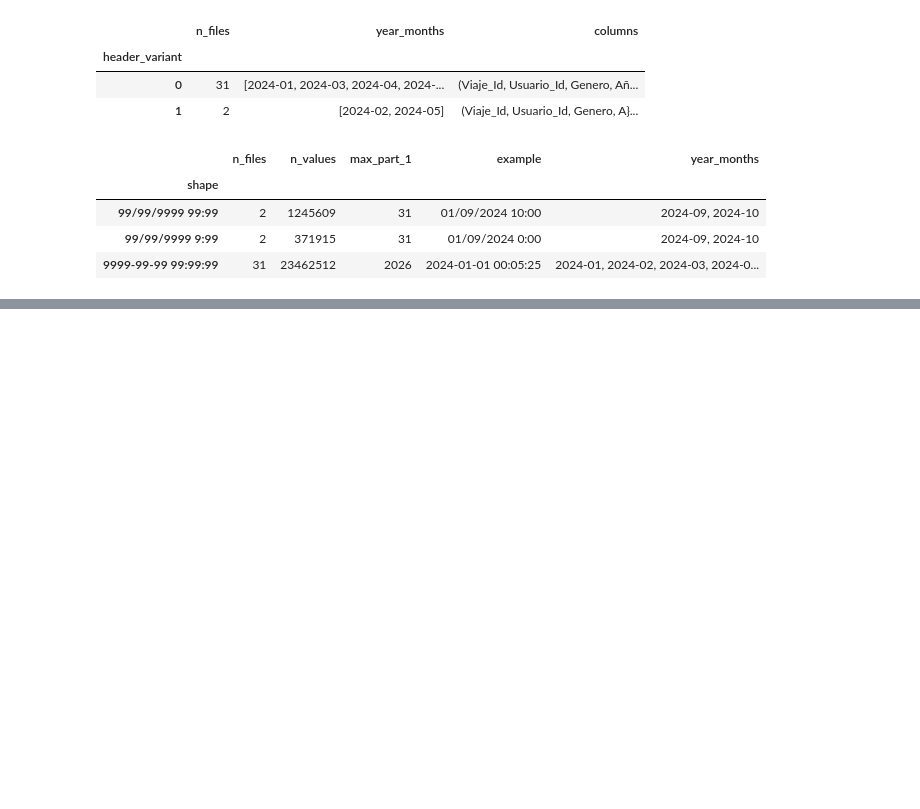
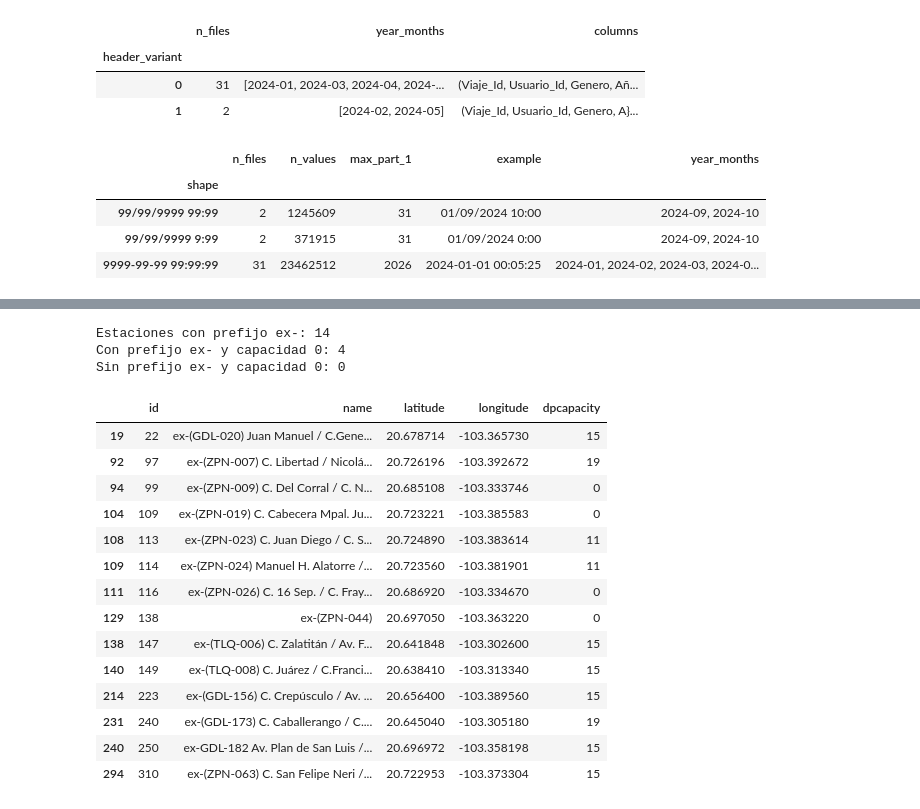
Before and after one commit to oscartrix/TC5061-Proyecto-Equipo11, a Jupyter notebook: notebooks/01-jcc-data-ingestion.ipynb, the cells around one changed output, grey strips where cells are left out. Cells and saved outputs as stored; diff of their text form; code cells hidden in the pictures; blank space fills up the shorter version.

Commit message:
feat: leer y validar csv del catálogo de estaciones

```diff
--- a/notebooks/01-jcc-data-ingestion.ipynb
+++ b/notebooks/01-jcc-data-ingestion.ipynb
@@ -167,0 +181,9 @@ date_shapes.groupby('shape').agg(
+# %%
+# Estructura
+
+raw_stations = ds.read_raw_csv(stations_path)
+
+print(f'Encoding: {ds.detect_encoding(stations_path)}')
+print(f'Filas: {len(raw_stations)}, columnas: {raw_stations.shape[1]}')
+print(f'Columnas: {raw_stations.columns.tolist()}')
+raw_stations.dtypes
@@ -167,0 +228,30 @@ date_shapes.groupby('shape').agg(
+# %%
+# ¿Qué es el prefijo ex-?
+
+has_ex_prefix = raw_stations['name'].str.startswith('ex-')
+zero_capacity = raw_stations['dpcapacity'] == 0
+
+print(f'Estaciones con prefijo ex-: {has_ex_prefix.sum()}')
+print(f'Con prefijo ex- y capacidad 0: {(has_ex_prefix & zero_capacity).sum()}')
+print(f'Sin prefijo ex- y capacidad 0: {(~has_ex_prefix & zero_capacity).sum()}')
+
+raw_stations[has_ex_prefix]
+# %% [output]
+Estaciones con prefijo ex-: 14
+Con prefijo ex- y capacidad 0: 4
+Sin prefijo ex- y capacidad 0: 0
+|  | id | name | latitude | longitude | dpcapacity |
+| 19 | 22 | ex-(GDL-020) Juan Manuel / C.Gene... | 20.678714 | -103.365730 | 15 |
+| 92 | 97 | ex-(ZPN-007) C. Libertad / Nicolá... | 20.726196 | -103.392672 | 19 |
+| 94 | 99 | ex-(ZPN-009) C. Del Corral / C. N... | 20.685108 | -103.333746 | 0 |
+| 104 | 109 | ex-(ZPN-019) C. Cabecera Mpal. Ju... | 20.723221 | -103.385583 | 0 |
+| 108 | 113 | ex-(ZPN-023) C. Juan Diego / C. S... | 20.724890 | -103.383614 | 11 |
+| 109 | 114 | ex-(ZPN-024) Manuel H. Alatorre /... | 20.723560 | -103.381901 | 11 |
+| 111 | 116 | ex-(ZPN-026) C. 16 Sep. / C. Fray... | 20.686920 | -103.334670 | 0 |
+| 129 | 138 | ex-(ZPN-044) | 20.697050 | -103.363220 | 0 |
+| 138 | 147 | ex-(TLQ-006) C. Zalatitán / Av. F... | 20.641848 | -103.302600 | 15 |
+| 140 | 149 | ex-(TLQ-008) C. Juárez / C.Franci... | 20.638410 | -103.313340 | 15 |
+| 214 | 223 | ex-(GDL-156) C. Crepúsculo / Av. ... | 20.656400 | -103.389560 | 15 |
+| 231 | 240 | ex-(GDL-173) C. Caballerango / C.... | 20.645040 | -103.305180 | 19 |
+| 240 | 250 | ex-GDL-182 Av. Plan de San Luis /... | 20.696972 | -103.358198 | 15 |
+| 294 | 310 | ex-(ZPN-063) C. San Felipe Neri /... | 20.722953 | -103.373304 | 15 |
```
Also changed, not shown: parts of 9 cells of this notebook, 4 other files.
